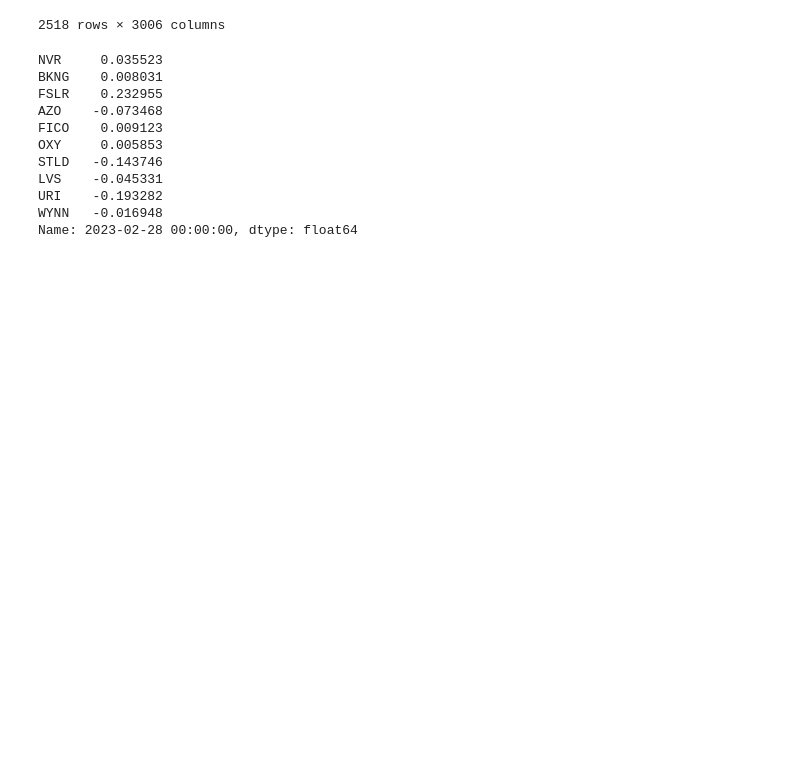
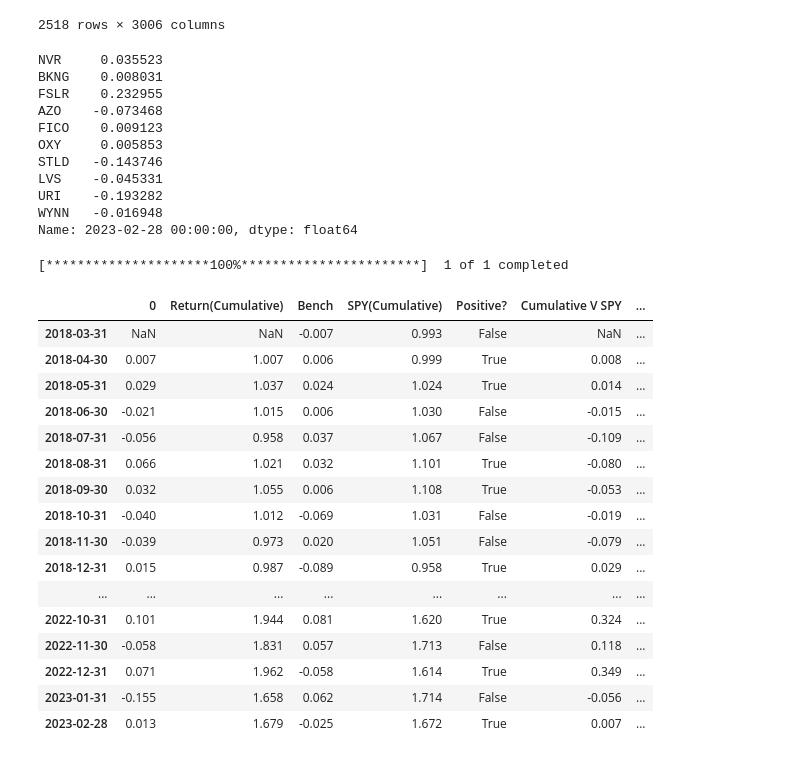
Before and after one commit to CCNY-Analytics-and-Quant/JoseAponte, a Jupyter notebook: FinalProject/FinalProject_JoseAponte.ipynb, the cells around one changed output. Cells and saved outputs as stored; diff of their text form; code cells hidden in the pictures; blank space fills up the shorter version.

```diff
--- a/FinalProject/FinalProject_JoseAponte.ipynb
+++ b/FinalProject/FinalProject_JoseAponte.ipynb
@@ -94,3 +94,35 @@ LVS    -0.045331
 URI    -0.193282
 WYNN   -0.016948
 Name: 2023-02-28 00:00:00, dtype: float64
+# %%
+allTable = pd.DataFrame(lR.mean(axis=1) - sR.mean(axis=1)).shift()
+allTable = allTable[-60:]
+allTable['Return(Cumulative)'] = np.exp(np.log1p(allTable).cumsum())
+allTable['Bench'] = yf.download('SPY', period = '5y')['Adj Close'].pct_change().resample('M').sum()
+allTable['SPY(Cumulative)'] = np.exp(np.log1p(allTable['Bench']).cumsum())
+allTable['Positive?'] = allTable[0] >0
+allTable['Cumulative V SPY'] = allTable['Return(Cumulative)']-allTable['SPY(Cumulative)']
+allTable['Cumulative V SPY Positive?'] = allTable['Cumulative V SPY'] > 0
+
+allTable.index = allTable.index.date
+allTable = allTable.round(3)
+allTable
+# %% [output]
+[*********************100%***********************]  1 of 1 completed
+|  | 0 | Return(Cumulative) | Bench | SPY(Cumulative) | Positive? | Cumulative V SPY | ... |
+| 2018-03-31 | NaN | NaN | -0.007 | 0.993 | False | NaN | ... |
+| 2018-04-30 | 0.007 | 1.007 | 0.006 | 0.999 | True | 0.008 | ... |
+| 2018-05-31 | 0.029 | 1.037 | 0.024 | 1.024 | True | 0.014 | ... |
+| 2018-06-30 | -0.021 | 1.015 | 0.006 | 1.030 | False | -0.015 | ... |
+| 2018-07-31 | -0.056 | 0.958 | 0.037 | 1.067 | False | -0.109 | ... |
+| 2018-08-31 | 0.066 | 1.021 | 0.032 | 1.101 | True | -0.080 | ... |
+| 2018-09-30 | 0.032 | 1.055 | 0.006 | 1.108 | True | -0.053 | ... |
+| 2018-10-31 | -0.040 | 1.012 | -0.069 | 1.031 | False | -0.019 | ... |
+| 2018-11-30 | -0.039 | 0.973 | 0.020 | 1.051 | False | -0.079 | ... |
+| 2018-12-31 | 0.015 | 0.987 | -0.089 | 0.958 | True | 0.029 | ... |
+| ... | ... | ... | ... | ... | ... | ... | ... |
+| 2022-10-31 | 0.101 | 1.944 | 0.081 | 1.620 | True | 0.324 | ... |
+| 2022-11-30 | -0.058 | 1.831 | 0.057 | 1.713 | False | 0.118 | ... |
+| 2022-12-31 | 0.071 | 1.962 | -0.058 | 1.614 | True | 0.349 | ... |
+| 2023-01-31 | -0.155 | 1.658 | 0.062 | 1.714 | False | -0.056 | ... |
+| 2023-02-28 | 0.013 | 1.679 | -0.025 | 1.672 | True | 0.007 | ... |
```
Also changed, not shown: parts of 1 cell of this notebook.
